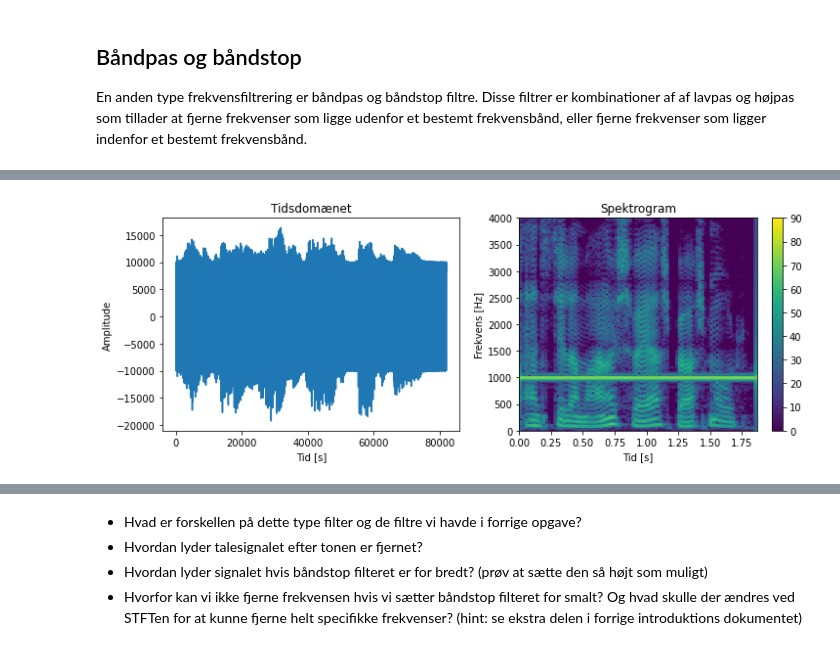
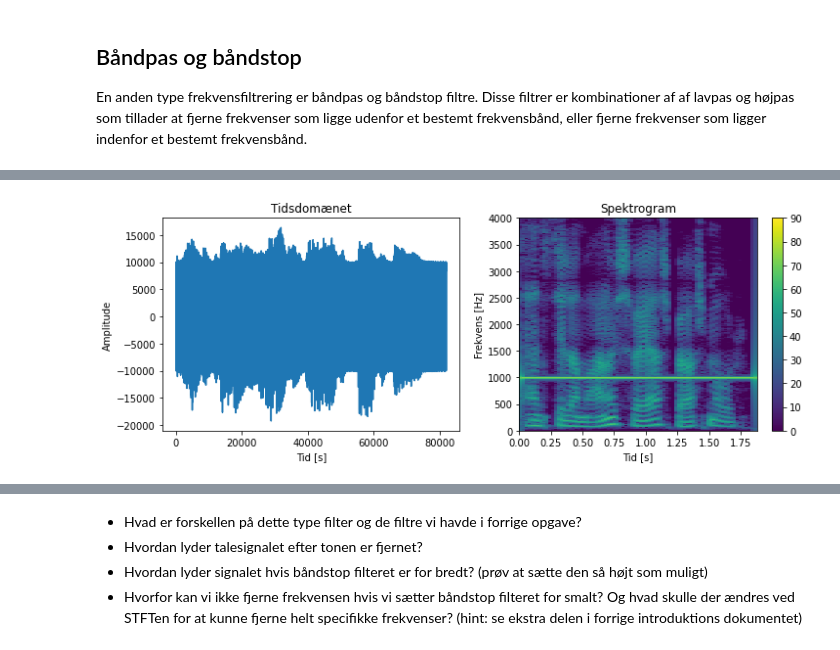
Before and after one commit to niels-overby/SRP-noisereduction, a Jupyter notebook: SRP_Filtering.ipynb, the cells around one changed output, grey strips where cells are left out. Cells and saved outputs as stored; diff of their text form; code cells hidden in the pictures.

```diff
--- a/SRP_Filtering.ipynb
+++ b/SRP_Filtering.ipynb
@@ -130,34 +133,34 @@ audioFiles = list(np.sort([f for f in os.listdir(audioDir) if f.endswith('.wav')
 
 
 x, fs = utils.getAudio(audioDir+audioFiles[-1])
 x = processing.normalize().transform(x)
 x_tone = interferringTone(x,fs,freq=1000,level_dB=80)
 x_m = x+x_tone
 
-stft = spectrum.STFT(fs=fs,nperseg=2048,nfft=2)
+stft = spectrum.STFT(fs=fs,nperseg=4096,nfft=2)
 
 Xm = stft.transform(x_m)
 
 display(utils.play(x_m,fs))
 
 plt.figure(figsize=(12,4))
 plt.subplot(121)
 plt.plot(x_m.T)
 plt.title("Tidsdomænet")
 plt.xlabel("Tid [s]")
 plt.ylabel("Amplitude")
 
 plt.subplot(122)
 plt.pcolormesh(stft.t,stft.f,20*np.log10(np.abs(Xm[0])),vmin=0,vmax=90)
 plt.ylim([0,4000])
 plt.title("Spektrogram")
 plt.xlabel("Tid [s]")
 plt.ylabel("Frekvens [Hz]")
 plt.colorbar()
 
 plt.show()
 # %% [output]
 [interactive output not drawn]
-[figure, old version]
+[figure, new version]
 # %% [markdown]
 * Hvilken frekvens har en interfererende tone?
```
Also changed, not shown: parts of 5 cells of this notebook.
